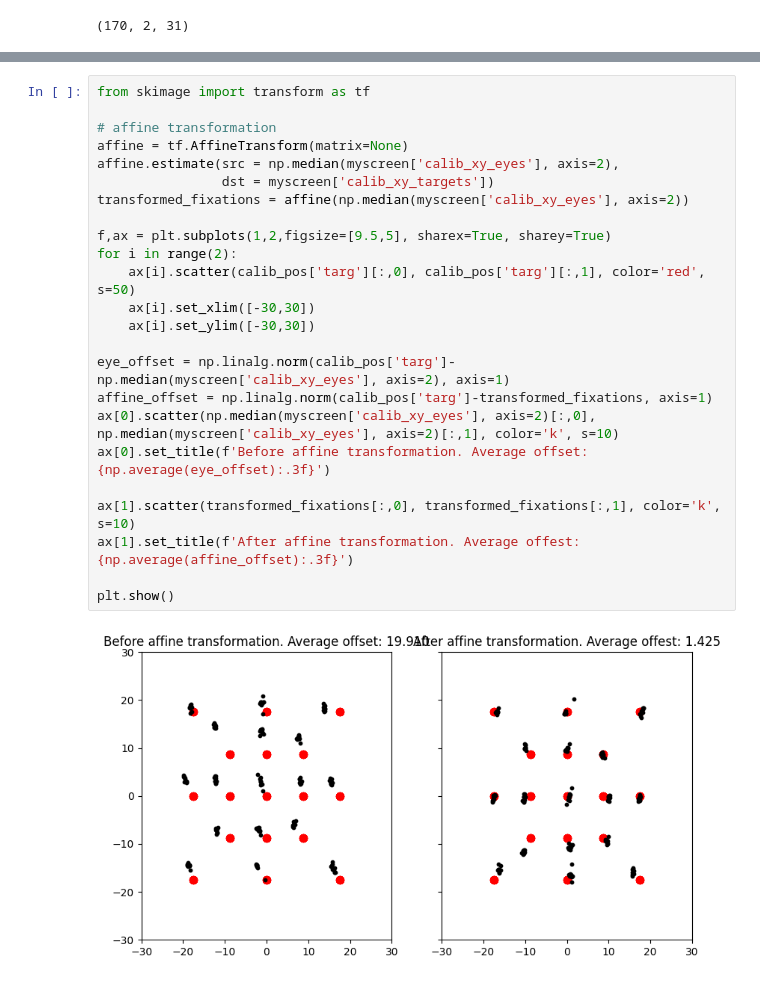
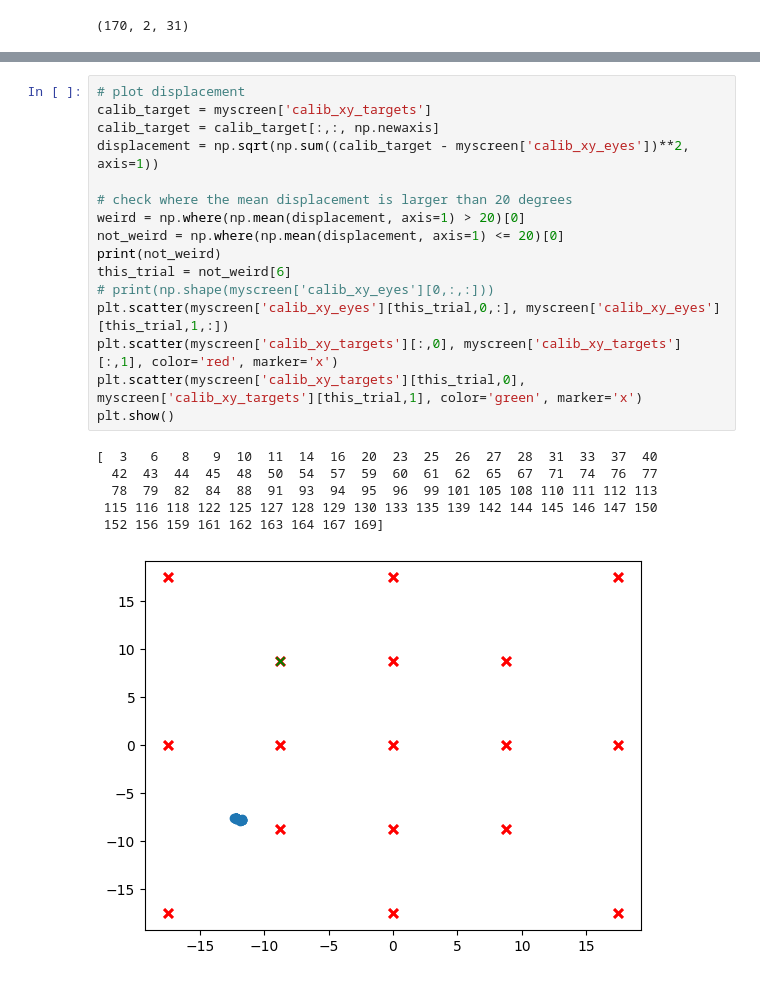
Before and after one commit to jiwonyeon/eyelink_calibration, a Jupyter notebook: jiwon_calib.ipynb, the cells around one changed output, grey strips where cells are left out. Cells and saved outputs as stored; diff of their text form.

```diff
--- a/jiwon_calib.ipynb
+++ b/jiwon_calib.ipynb
@@ -118,26 +121,23 @@ plt.show()
-# %%
-from skimage import transform as tf
-
-# affine transformation
-affine = tf.AffineTransform(matrix=None)
-affine.estimate(src = np.median(myscreen['calib_xy_eyes'], axis=2),
-                dst = myscreen['calib_xy_targets'])
-transformed_fixations = affine(np.median(myscreen['calib_xy_eyes'], axis=2))
-
-f,ax = plt.subplots(1,2,figsize=[9.5,5], sharex=True, sharey=True)
-for i in range(2):
-    ax[i].scatter(calib_pos['targ'][:,0], calib_pos['targ'][:,1], color='red', s=50)
-    ax[i].set_xlim([-30,30])
-    ax[i].set_ylim([-30,30])
-
-eye_offset = np.linalg.norm(calib_pos['targ']-np.median(myscreen['calib_xy_eyes'], axis=2), axis=1)
-affine_offset = np.linalg.norm(calib_pos['targ']-transformed_fixations, axis=1)
-ax[0].scatter(np.median(myscreen['calib_xy_eyes'], axis=2)[:,0], np.median(myscreen['calib_xy_eyes'], axis=2)[:,1], color='k', s=10)
-ax[0].set_title(f'Before affine transformation. Average offset: {np.average(eye_offset):.3f}')
-
-ax[1].scatter(transformed_fixations[:,0], transformed_fixations[:,1], color='k', s=10)
-ax[1].set_title(f'After affine transformation. Average offest: {np.average(affine_offset):.3f}')
-
-plt.show()
-# %% [output]
-[figure, removed]
+# %%
+# plot displacement
+calib_target = myscreen['calib_xy_targets']
+calib_target = calib_target[:,:, np.newaxis]
+displacement = np.sqrt(np.sum((calib_target - myscreen['calib_xy_eyes'])**2, axis=1))
+
+# check where the mean displacement is larger than 20 degrees
+weird = np.where(np.mean(displacement, axis=1) > 20)[0]
+not_weird = np.where(np.mean(displacement, axis=1) <= 20)[0]
+print(not_weird)
+this_trial = not_weird[6]
+# print(np.shape(myscreen['calib_xy_eyes'][0,:,:]))
+plt.scatter(myscreen['calib_xy_eyes'][this_trial,0,:], myscreen['calib_xy_eyes'][this_trial,1,:])
+plt.scatter(myscreen['calib_xy_targets'][:,0], myscreen['calib_xy_targets'][:,1], color='red', marker='x')
+plt.scatter(myscreen['calib_xy_targets'][this_trial,0], myscreen['calib_xy_targets'][this_trial,1], color='green', marker='x')
+plt.show()
+# %% [output]
+[  3   6   8   9  10  11  14  16  20  23  25  26  27  28  31  33  37  40
+  42  43  44  45  48  50  54  57  59  60  61  62  65  67  71  74  76  77
+  78  79  82  84  88  91  93  94  95  96  99 101 105 108 110 111 112 113
+ 115 116 118 122 125 127 128 129 130 133 135 139 142 144 145 146 147 150
+ 152 156 159 161 162 163 164 167 169]
+[figure, added]
```
Also changed, not shown: parts of 2 cells of this notebook, 2 other files.
